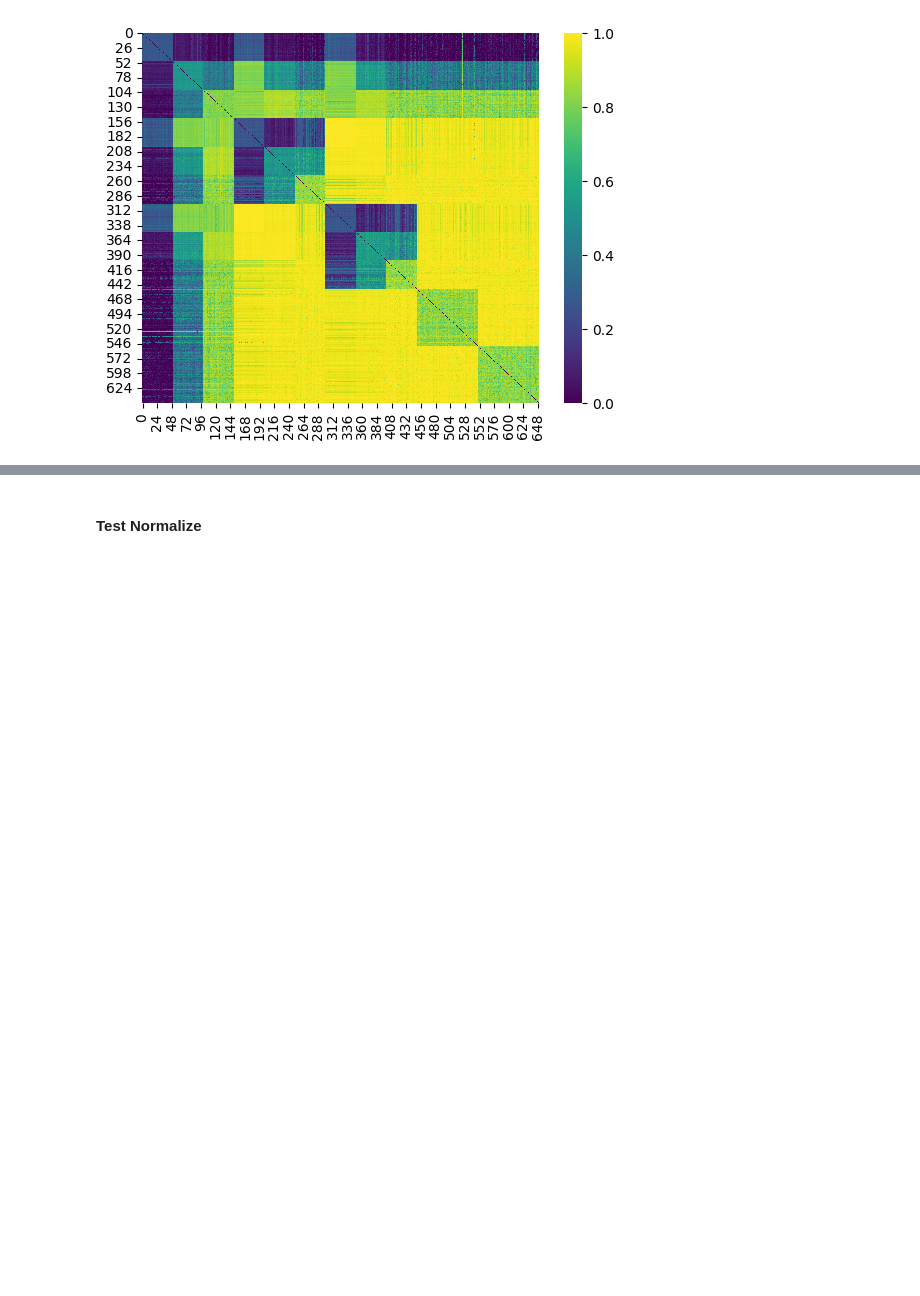
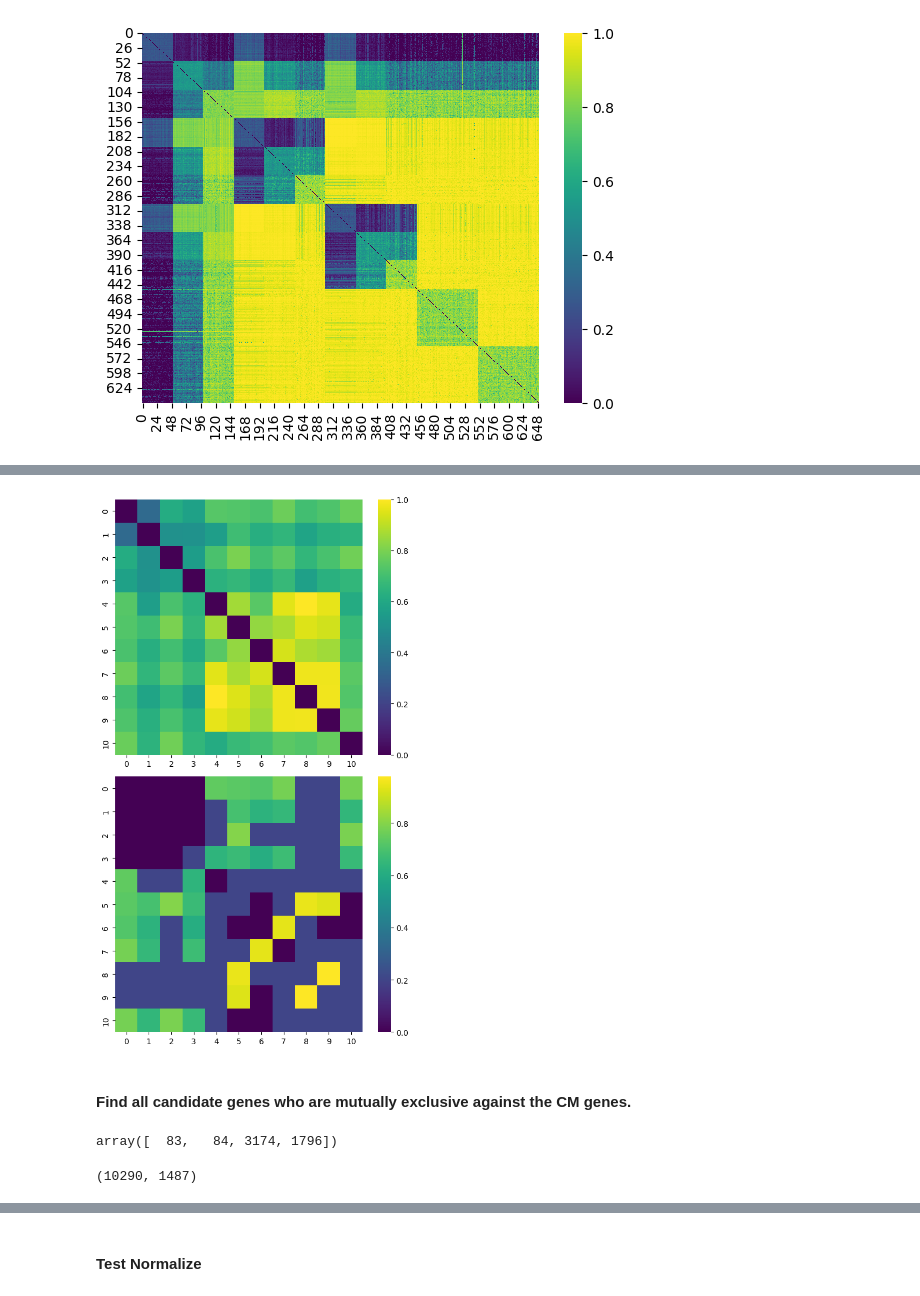
Before and after one commit to YourongZhou/sc_simulator, a Jupyter notebook: MULE_fp_removal_testbed/fp_removal.ipynb, the cells around one changed output, grey strips where cells are left out. Saved outputs shown, nothing was run; the diff lists cells and outputs as text; code cells hidden in the pictures; blank space fills up the shorter version.

```diff
--- a/MULE_fp_removal_testbed/fp_removal.ipynb
+++ b/MULE_fp_removal_testbed/fp_removal.ipynb
@@ -144,0 +200,23 @@ sns.heatmap(cme, cmap='viridis')
+# %%
+file_path = '../CM_data/sedman_res_one_new2.h5ad'
+
+cme_process_data(file_path, gene_set, tp_cutoff=0.7, fp_cutoff=0.1)
+# %% [output]
+[figure, added]
+# %% [markdown]
+#### Find all candidate genes who are mutually exclusive against the CM genes.
+# %%
+file_path = '../CM_data/sedman_res_one_new2.h5ad'
+
+adata = ad.read_h5ad(file_path)
+sc.pp.normalize_total(adata, target_sum=1e4)
+
+genes_to_keep = adata.X.sum(axis=0) > 100
+non_zero_data = adata[:, genes_to_keep]
+
+gene_set = ["NPPA", "NPPB", "SPOCK1", "SLC6A6"]
+
+gene_idx = non_zero_data.var.index.get_indexer(gene_set)
+gene_idx
+# %% [output]
+array([  83,   84, 3174, 1796])
@@ -144,0 +225,4 @@ sns.heatmap(cme, cmap='viridis')
+# %%
+X.shape
+# %% [output]
+(10290, 1487)
```
Also changed, not shown: parts of 8 cells of this notebook, 1 other file.
